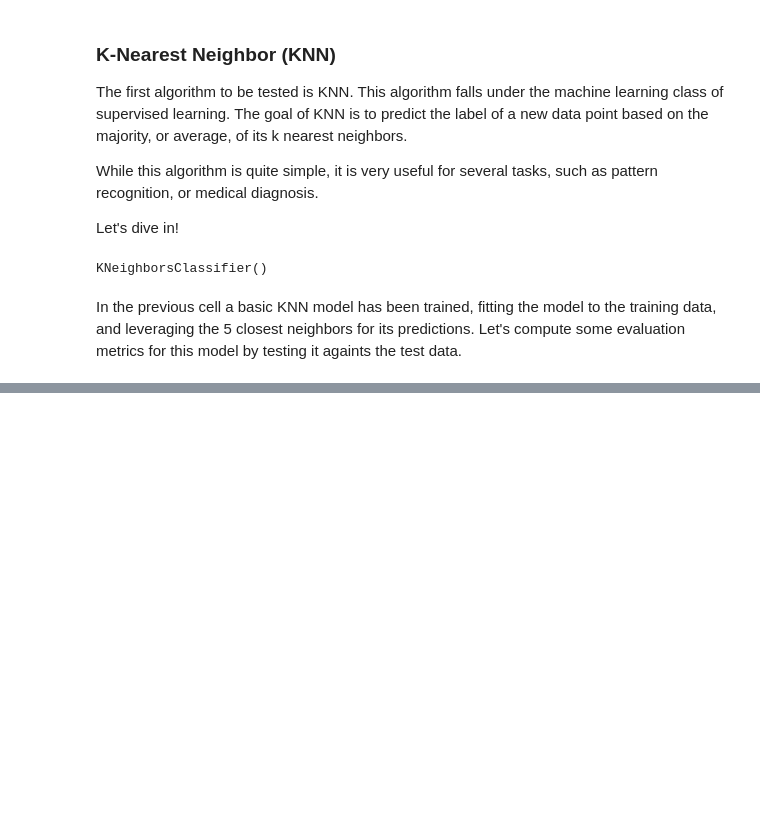
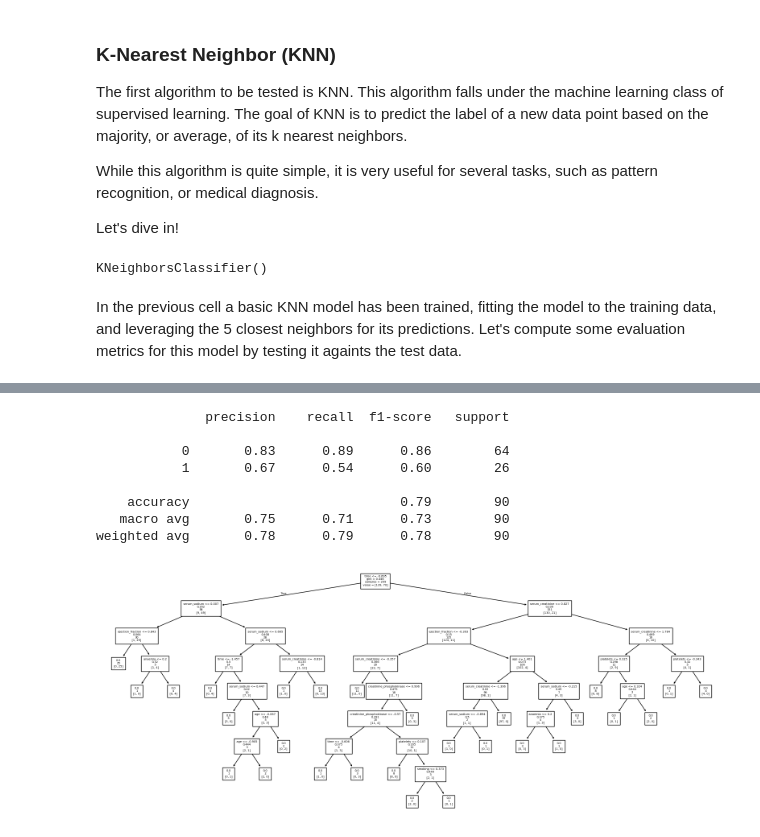
Before and after one commit to dyaang/AI-in-Healthcare-Portfolio, a Jupyter notebook: Heart Failure Prediction/heart_failure_prediction.ipynb, the cells around one changed output, grey strips where cells are left out. Saved outputs shown, nothing was run; the diff lists cells and outputs as text; code cells hidden in the pictures; blank space fills up the shorter version.

```diff
--- a/Heart Failure Prediction/heart_failure_prediction.ipynb
+++ b/Heart Failure Prediction/heart_failure_prediction.ipynb
@@ -317,0 +500,10 @@ weighted avg       0.71      0.73      0.72        90
+# %%
+# Basic fitting
+from sklearn.linear_model import LogisticRegression
+
+lg = LogisticRegression(class_weight='balanced')
+lg.fit(X_dev_scaled, y_dev)
+
+# Evaluate basic model
+lg_y_pred = lg.predict(X_test_scaled)
+print(classification_report(y_test, lg_y_pred))
@@ -329,0 +605,24 @@ Let’s dive in!
+# %%
+# Basic fitting
+from sklearn.tree import DecisionTreeClassifier
+import sklearn.tree
+
+dt = DecisionTreeClassifier(random_state=1911)
+dt.fit(X_dev_scaled, y_dev)
+
+# Evaluate basic model
+dt_y_pred = dt.predict(X_test_scaled)
+print(classification_report(y_test, dt_y_pred))
+
+plt.figure(figsize=(20, 8))
+sklearn.tree.plot_tree(dt, feature_names=data.columns,fontsize=5, label='root');
+# %% [output]
+              precision    recall  f1-score   support
+
+           0       0.83      0.89      0.86        64
+           1       0.67      0.54      0.60        26
+
+    accuracy                           0.79        90
+   macro avg       0.75      0.71      0.73        90
+weighted avg       0.78      0.79      0.78        90
+[figure, added]
```
Also changed, not shown: parts of 41 cells of this notebook.
